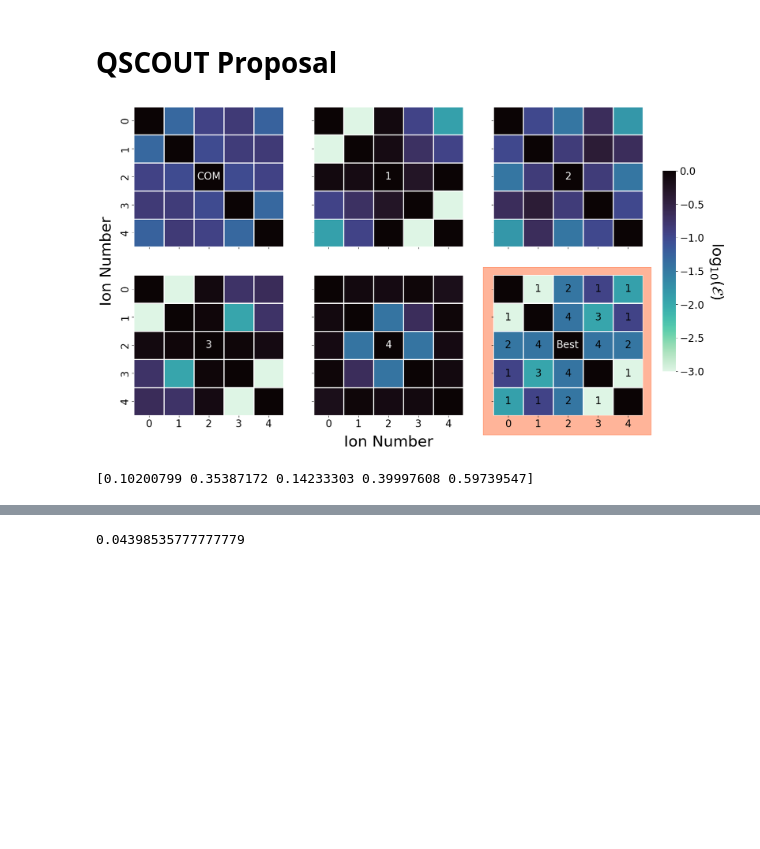
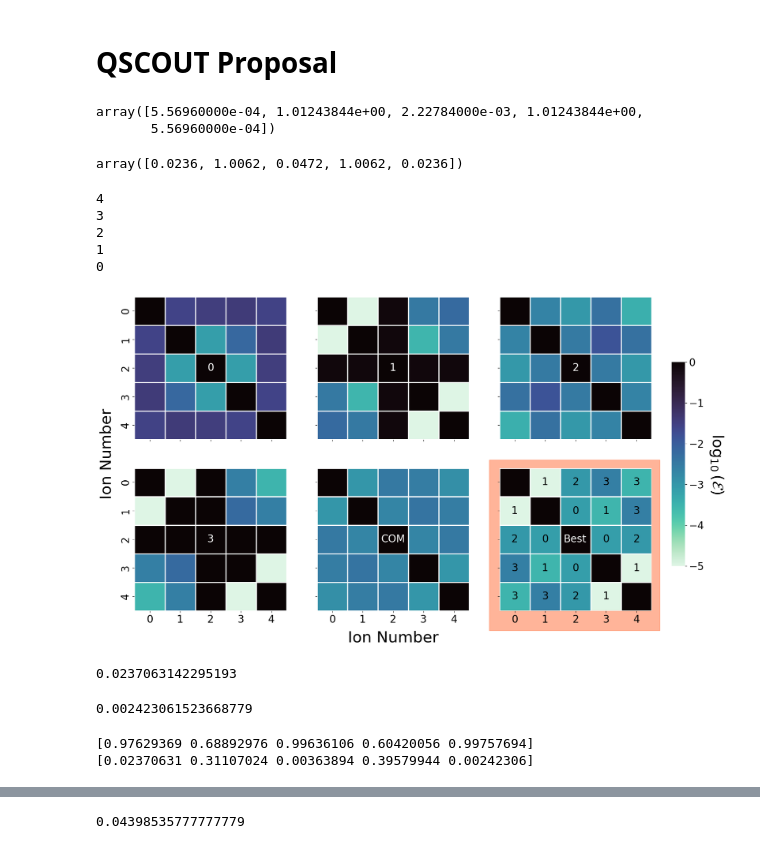
Before and after one commit to SQRLab/XTalkRobustMS, a Jupyter notebook: Visualization_Figures.ipynb, the cells around one changed output, grey strips where cells are left out. Drawn from its saved outputs; the diff is of its cells as text; code cells hidden in the pictures; blank space fills up the shorter version.

Commit message:
Fixed QSCOUT field/intensity mixup

```diff
--- a/Visualization_Figures.ipynb
+++ b/Visualization_Figures.ipynb
@@ -351,15 +351,25 @@ def gen_intensity_vector_fixedxt(N, targets, neighbor_intensity, next_neighbor_i
                 efields[nn] += np.sqrt(next_neighbor_intensity)
     intensities = efields**2
     return intensities
+# %%
+intensities = gen_intensity_vector_fixedxt(5, [1,3], experimental_params['xtalk_neighbor']**2, experimental_params['xtalk_nextneighbor']**2)
+intensities
+# %% [output]
+array([5.56960000e-04, 1.01243844e+00, 2.22784000e-03, 1.01243844e+00,
+       5.56960000e-04])
+# %%
+np.sqrt(intensities)
+# %% [output]
+array([0.0236, 1.0062, 0.0472, 1.0062, 0.0236])
 # %%
 N=5
 fids = np.zeros((N,N,N))
 fidsList = np.zeros((N,len(list(combinations(range(N),2)))))
 i = 0
 for targets in combinations(range(N), 2):
-    intensities = gen_intensity_vector_fixedxt(N, targets, experimental_params['xtalk_neighbor'], experimental_params['xtalk_nextneighbor'])
+    intensities = gen_intensity_vector_fixedxt(N, targets, experimental_params['xtalk_neighbor']**2, experimental_params['xtalk_nextneighbor']**2)
     for m in range(N):
-        estFid = estimateMSFidelity_errgate_allnearpairs(N, m, targets, intensities=intensities)
+        estFid = estimateMSFidelity_errgate_allnearpairs(N, m, targets, intensities=intensities, mode_type="radial", νratio=9)
         fidsList[m,i] = estFid
         fids[targets[0],targets[1],m] = estFid
         fids[targets[1],targets[0],m] = estFid
@@ -372,6 +382,15 @@ for m in range(N):
         fid_nines[targets[1],targets[0],m] = nines(fids[targets[0],targets[1],m])
 # %%
 best_nines = np.amax(np.array(fid_nines), 2)
+# %%
+for i in reversed(range(N)):
+    print(i)
+# %% [output]
+4
+3
+2
+1
+0
 # %%
 fig, axes = plt.subplots(2,3, figsize=(18,11), sharex=True, sharey=True,dpi=100)
 cbar_ax = fig.add_axes([.93, .22, .02, 0.5])
@@ -379,8 +398,8 @@ cbar_ax = fig.add_axes([.93, .22, .02, 0.5])
 cmap = sb.color_palette("mako_r", as_cmap=True)
 for m in range(N):
     ax = axes.flat[m]
-    annot = np.array([[f"{m if m!=0 else 'COM'}" if (i==N//2 and j==N//2) else "" for i in range(N)] for j in range(N)])
-    sb.heatmap(-fid_nines[:,:,m], ax=ax, vmin=-3.0, vmax=0, cbar=(m==0),cbar_ax=None if m==1 else cbar_ax,
+    annot = np.array([[f"{m if m!=N-1 else 'COM'}" if (i==N//2 and j==N//2) else "" for i in range(N)] for j in range(N)])
+    sb.heatmap(-fid_nines[:,:,m], ax=ax, vmin=-5.0, vmax=0, cbar=(m==0),cbar_ax=None if m==1 else cbar_ax,
                annot=annot, annot_kws={'c':'w', 'size':20}, fmt="", cmap=cmap,
               xticklabels=[f"{i}" for i in range(N)],
               linewidths = 1)#, cbar_kws={'label': "$\log_{10}(\mathcal{E})$"})
@@ -394,7 +413,7 @@ for i in range(N):
         annot[i][j] = f"{bestmodes[i,j]}"
         annot[j][i] = annot[i][j]
 ax_best = axes.flat[-1]
-sb.heatmap(-best_nines, ax=ax_best, vmin=-3.0, vmax=0, cbar=False,cbar_ax=cbar_ax,
+sb.heatmap(-best_nines, ax=ax_best, vmin=-5.0, vmax=0, cbar=False,cbar_ax=cbar_ax,
           annot=annot, annot_kws={'c':'k', 'size':20}, fmt="", cmap=cmap,
           linewidths = 1)
 ax_best.set_xticklabels([f"{i}" for i in range(N)], size = 20)
@@ -403,36 +422,46 @@ cbar_ax.set_ylabel("$\log_{10}(\mathcal{E})$", labelpad = 40, size = 30,rotation
 
 #cbar_ax.yaxis.label.set_size(30)
 #cbar_ax.yaxis.label.set_rotation(-90)
 #cbar.ax.yaxis.label.set_
 
 
 
 # bbox = ax_best.get_window_extent()
 # fig.patches.extend([plt.Rectangle((bbox.xmin, bbox.ymin),
 #                                   bbox.xmax-bbox.xmin, bbox.ymax-bbox.ymin,
 #                                   fill=True, color='g', alpha=0.7, zorder=-1, figure=fig)])
 
 fig.patches.extend([plt.Rectangle((1060, 50),
                                   460, 460,
                                   fill=True, color='orangered', alpha=0.4, zorder=-1,
                                   transform=None, figure=fig)])
 
 ax_best.text(2.1, 2.6, "Best", c="w", size='20')
 
 ax = fig.add_subplot(111, frameon=False)
 ax.grid(True)
 ax.set_xticks([], visible=False)
 ax.set_yticks([], visible=False)
 ax.set_xlabel("Ion Number", labelpad = 35, size=30)
 ax.set_ylabel("Ion Number", labelpad = 35, size=30)
 #ax.set_title("$\log_{10}(\mathcal{E})$", size=30, pad=-20)
 plt.savefig('bestmode.jpg')
 #plt.tight_layout()
 plt.show()
 # %% [output]
-[figure, old version]
+[figure, new version]
+# %%
+1-np.mean(fidsList[0])
+# %% [output]
+0.0237063142295193
+# %%
+1-np.mean(fidsList[N-1])
+# %% [output]
+0.002423061523668779
 # %%
 means = np.array([np.mean(fL) for fL in fidsList])
+print(means)
 print(1-means)
 # %% [output]
-[0.10200799 0.35387172 0.14233303 0.39997608 0.59739547]
+[0.97629369 0.68892976 0.99636106 0.60420056 0.99757694]
+[0.02370631 0.31107024 0.00363894 0.39579944 0.00242306]
```
Also changed, not shown: parts of 7 cells of this notebook.
